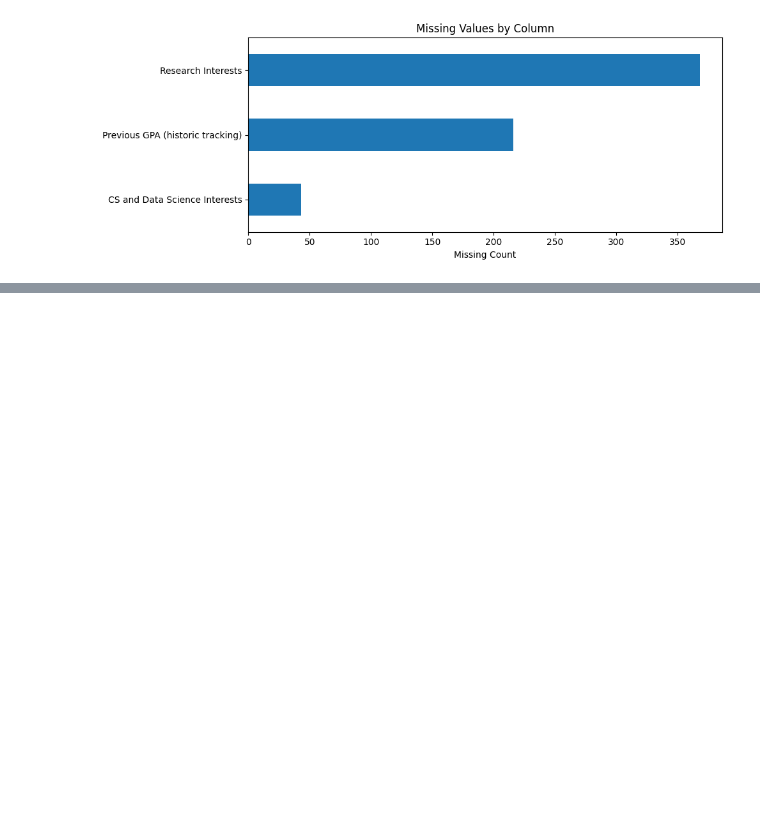
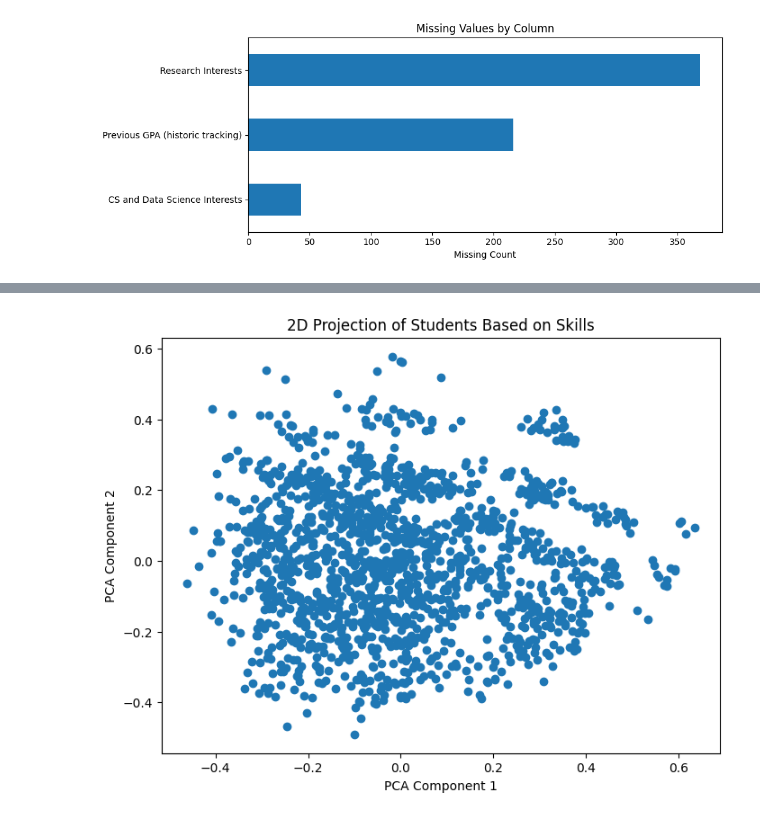
Before and after one commit to hellen-noeline/AI-Enabled-peer-to-peer-learning-framework, a Jupyter notebook: The Actual Educonnect/Educonnect/notebooks/us_students_ml_pipeline.ipynb, the cells around one changed output, grey strips where cells are left out. Drawn from its saved outputs; the diff is of its cells as text; code cells hidden in the pictures; blank space fills up the shorter version.

```diff
--- a/The Actual Educonnect/Educonnect/notebooks/us_students_ml_pipeline.ipynb
+++ b/The Actual Educonnect/Educonnect/notebooks/us_students_ml_pipeline.ipynb
@@ -404,0 +154,16 @@ print('\nCluster assignments saved in df["cluster"] for study group recommendati
+# %%
+# ---------------------------------------
+# STEP 3: Transform Text into TF-IDF Vectors
+# ---------------------------------------
+
+# TF-IDF (Term Frequency - Inverse Document Frequency)
+# converts text into numerical vectors.
+# Each student profile becomes a vector of weighted words.
+
+from sklearn.feature_extraction.text import TfidfVectorizer
+
+# Remove common English stop words (e.g., "and", "the", etc.)
+vectorizer = TfidfVectorizer(stop_words='english')
+
+# Fit and transform the combined student profiles
+tfidf_matrix = vectorizer.fit_transform(df["combined_features"])
@@ -404,0 +227,26 @@ print('\nCluster assignments saved in df["cluster"] for study group recommendati
+# %%
+# =========================================================
+# VISUALIZATION 4: 2D Projection of Students (PCA)
+# =========================================================
+
+from sklearn.decomposition import PCA
+
+# Reduce high-dimensional TF-IDF vectors into 2 dimensions
+# This allows visual representation of student similarity
+pca = PCA(n_components=2)
+reduced_vectors = pca.fit_transform(tfidf_matrix.toarray())
+
+# Create scatter plot
+plt.figure(figsize=(8, 6))
+
+plt.scatter(reduced_vectors[:, 0], reduced_vectors[:, 1])
+
+# Add labels and title
+plt.title("2D Projection of Students Based on Skills")
+plt.xlabel("PCA Component 1")
+plt.ylabel("PCA Component 2")
+
+# Display plot
+plt.show()
+# %% [output]
+[figure, added]
```
Also changed, not shown: parts of 39 cells of this notebook, 4 other files.
